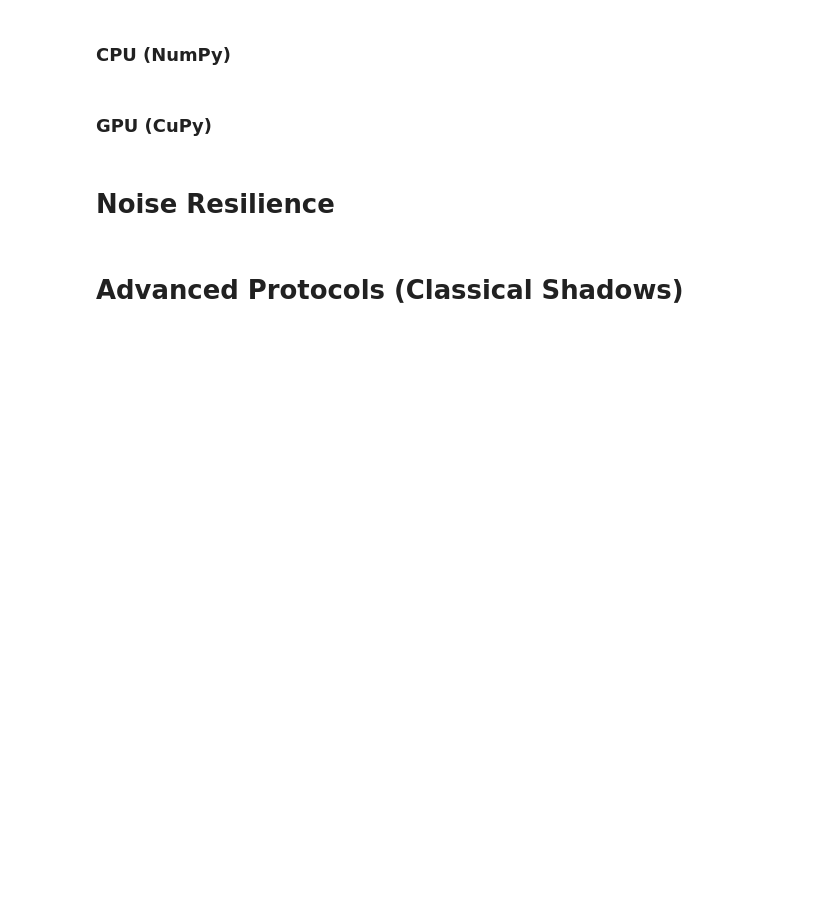
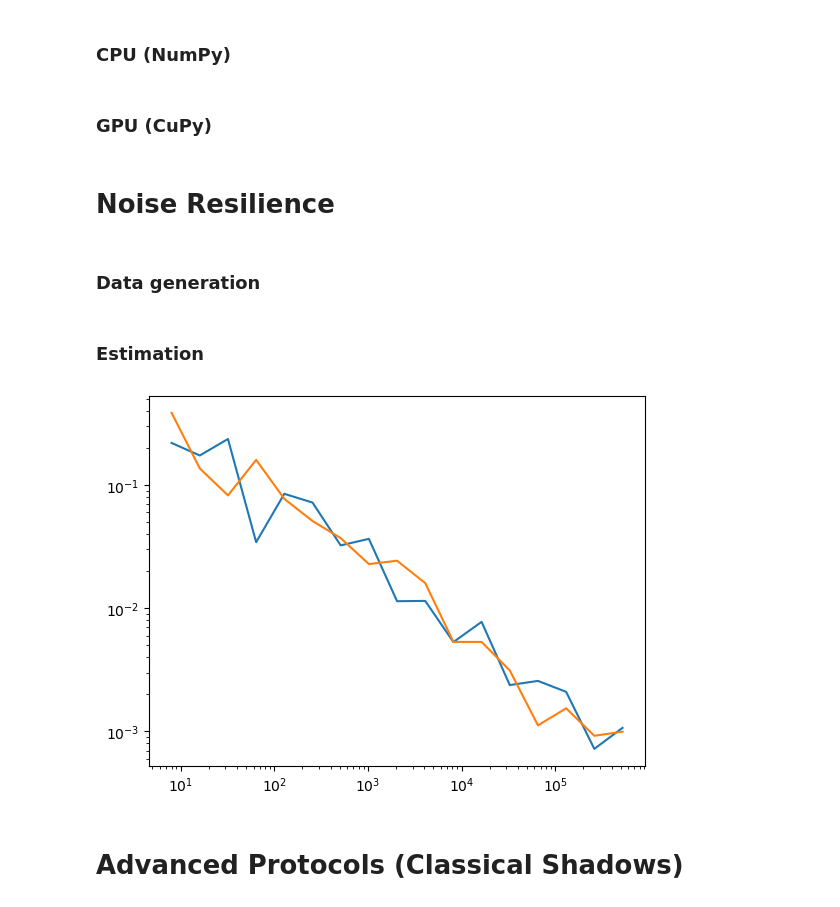
Before and after one commit to Ankit-539/QuanSToS, a Jupyter notebook: experiment.ipynb, the cells around one changed output. Cells and saved outputs as stored; diff of their text form; code cells hidden in the pictures; blank space fills up the shorter version.

```diff
--- a/experiment.ipynb
+++ b/experiment.ipynb
@@ -129,4 +135,6 @@ ZZZ  [100000      0      0      0      0      0      0      0]
 ### GPU (CuPy)
 # %% [markdown]
 # Noise Resilience
+# %% [markdown]
+### Data generation
 # %%
@@ -135,2 +162,35 @@ ZZZ  [100000      0      0      0      0      0      0      0]
+# %% [markdown]
+### Estimation
+# %%
+haar_fs = []
+prod_fs = []
+haar_ns = []
+prod_ns = []
+for i, N in enumerate(Ns):
+    haar_counts = haar_countss[i]
+    prod_counts = prod_countss[i]
+
+    haar_est = inverse_estimator(haar_counts)
+    prod_est = inverse_estimator(prod_counts)
+
+    haar_f = float(xp.linalg.norm(haar_rho - haar_est))
+    prod_f = float(xp.linalg.norm(prod_rho - prod_est))
+    # haar_f = fidelity(haar_rho, haar_est)
+    # prod_f = fidelity(prod_rho, prod_est)
+    haar_fs.append(haar_f)
+    prod_fs.append(prod_f)
+
+    haar_n = float(negativity(haar_est))
+    prod_n = float(negativity(prod_est))
+    haar_ns.append(haar_n)
+    prod_ns.append(prod_n)
+# %%
+plt.plot(Ns, haar_ns)
+plt.plot(Ns, prod_ns)
+
+plt.xscale('log')
+plt.yscale('log')
+# %% [output]
+[figure, added]
 # %% [markdown]
 # Advanced Protocols (Classical Shadows)
```
Also changed, not shown: parts of 4 cells of this notebook, 4 other files.
